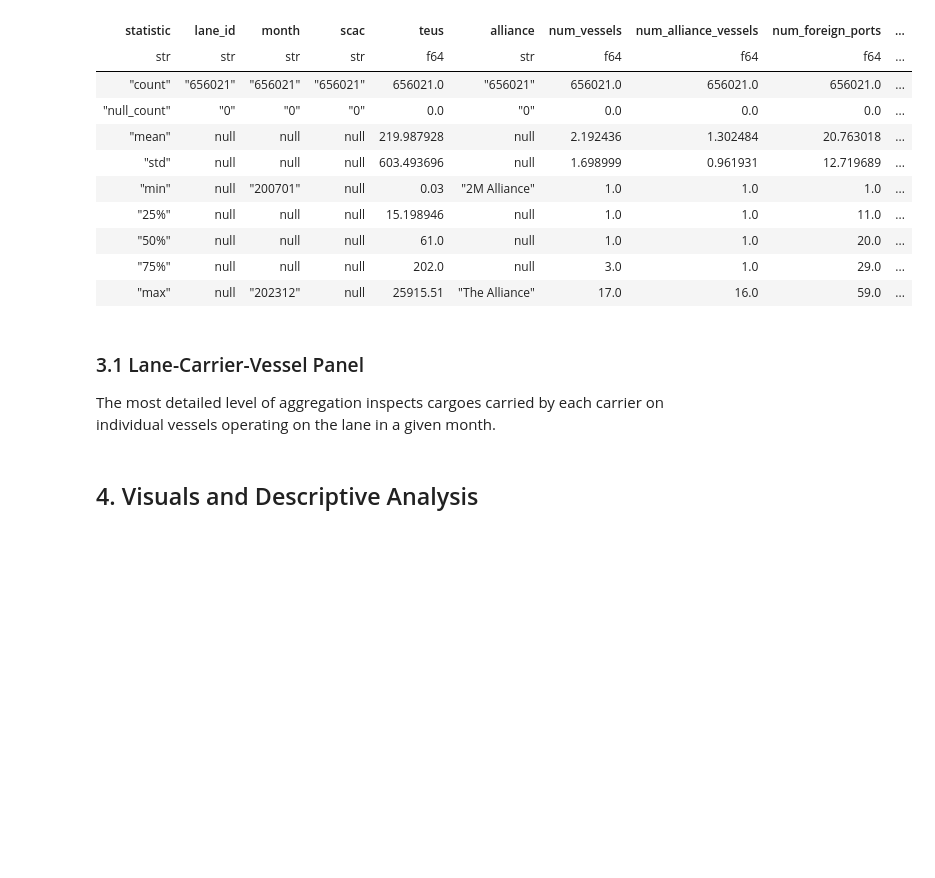
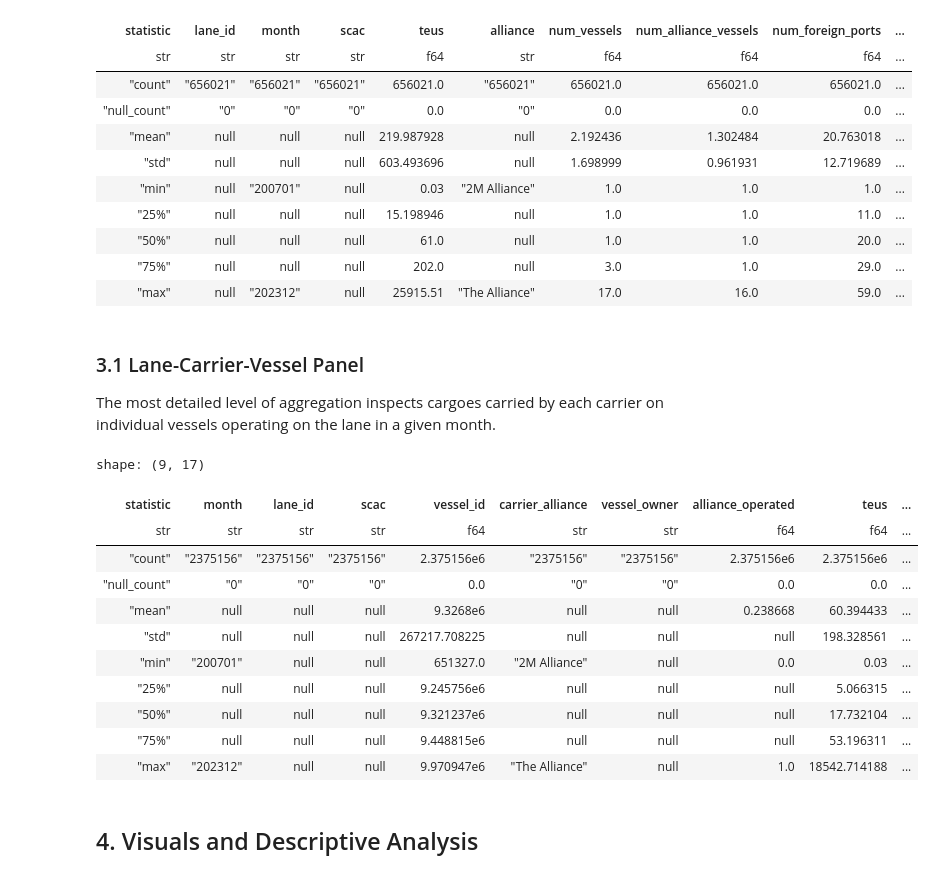
Before and after one commit to epistemetrica/Ocean-Carrier-Alliances-Project, a Jupyter notebook: analysis/oca_analyze_usda.ipynb, the cells around one changed output. Drawn from its saved outputs; the diff is of its cells as text; code cells hidden in the pictures; blank space fills up the shorter version.

```diff
--- a/analysis/oca_analyze_usda.ipynb
+++ b/analysis/oca_analyze_usda.ipynb
@@ -1075,8 +1084,23 @@ lane_carrier_vessel_lf = (
         how='left'
     )
 )
+# %%
+lane_carrier_vessel_df = lane_carrier_vessel_lf.collect()
 # %%
-lane_carrier_vessel_lf.describe()
+lane_carrier_vessel_df.describe()
+# %% [output]
+shape: (9, 17)
+| statistic | month | lane_id | scac | vessel_id | carrier_alliance | vessel_owner | alliance_operated | teus | ... |
+| str | str | str | str | f64 | str | str | f64 | f64 | ... |
+| "count" | "2375156" | "2375156" | "2375156" | 2.375156e6 | "2375156" | "2375156" | 2.375156e6 | 2.375156e6 | ... |
+| "null_count" | "0" | "0" | "0" | 0.0 | "0" | "0" | 0.0 | 0.0 | ... |
+| "mean" | null | null | null | 9.3268e6 | null | null | 0.238668 | 60.394433 | ... |
+| "std" | null | null | null | 267217.708225 | null | null | null | 198.328561 | ... |
+| "min" | "200701" | null | null | 651327.0 | "2M Alliance" | null | 0.0 | 0.03 | ... |
+| "25%" | null | null | null | 9.245756e6 | null | null | null | 5.066315 | ... |
+| "50%" | null | null | null | 9.321237e6 | null | null | null | 17.732104 | ... |
+| "75%" | null | null | null | 9.448815e6 | null | null | null | 53.196311 | ... |
+| "max" | "202312" | null | null | 9.970947e6 | "The Alliance" | null | 1.0 | 18542.714188 | ... |
 # %%
 #save
 lane_carrier_vessel_lf.collect().write_parquet('../data/usda_aggregations/lane_month_carrier_vessel.parquet')
```
Also changed, not shown: parts of 12 cells of this notebook.
